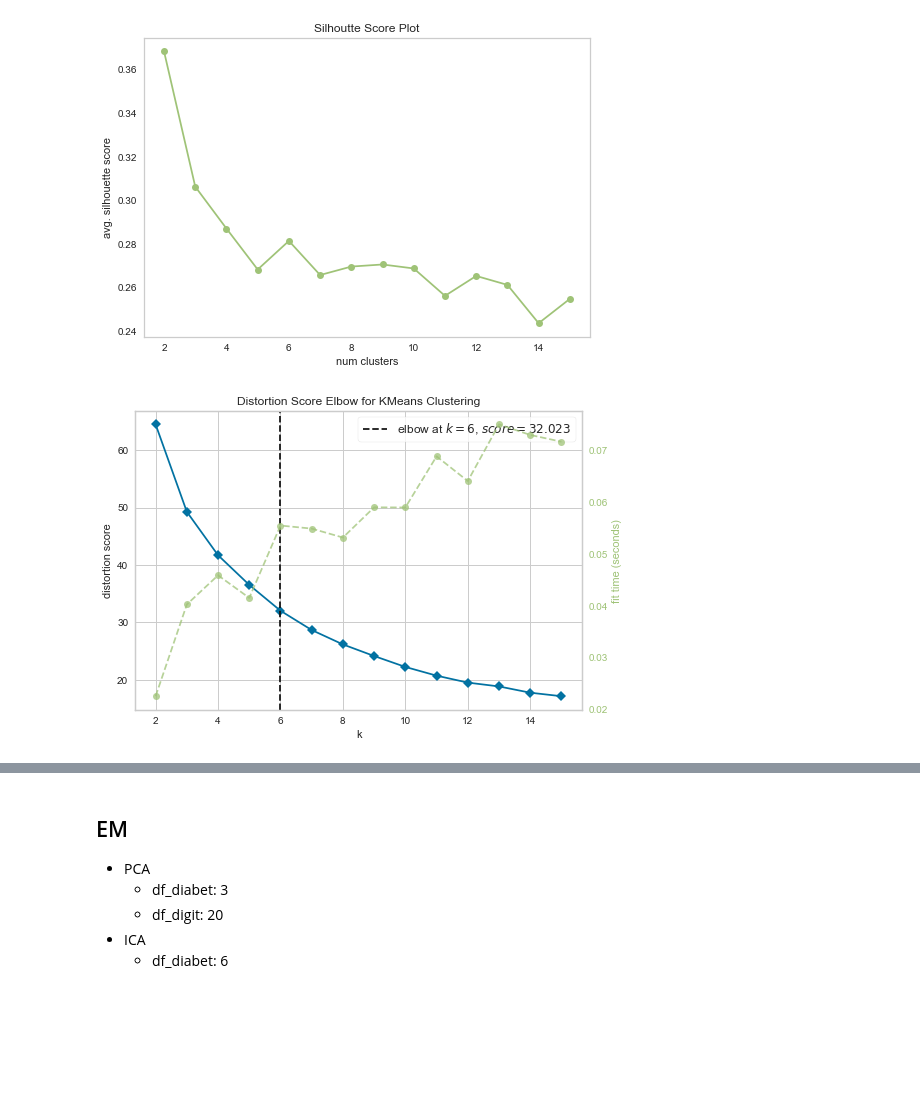
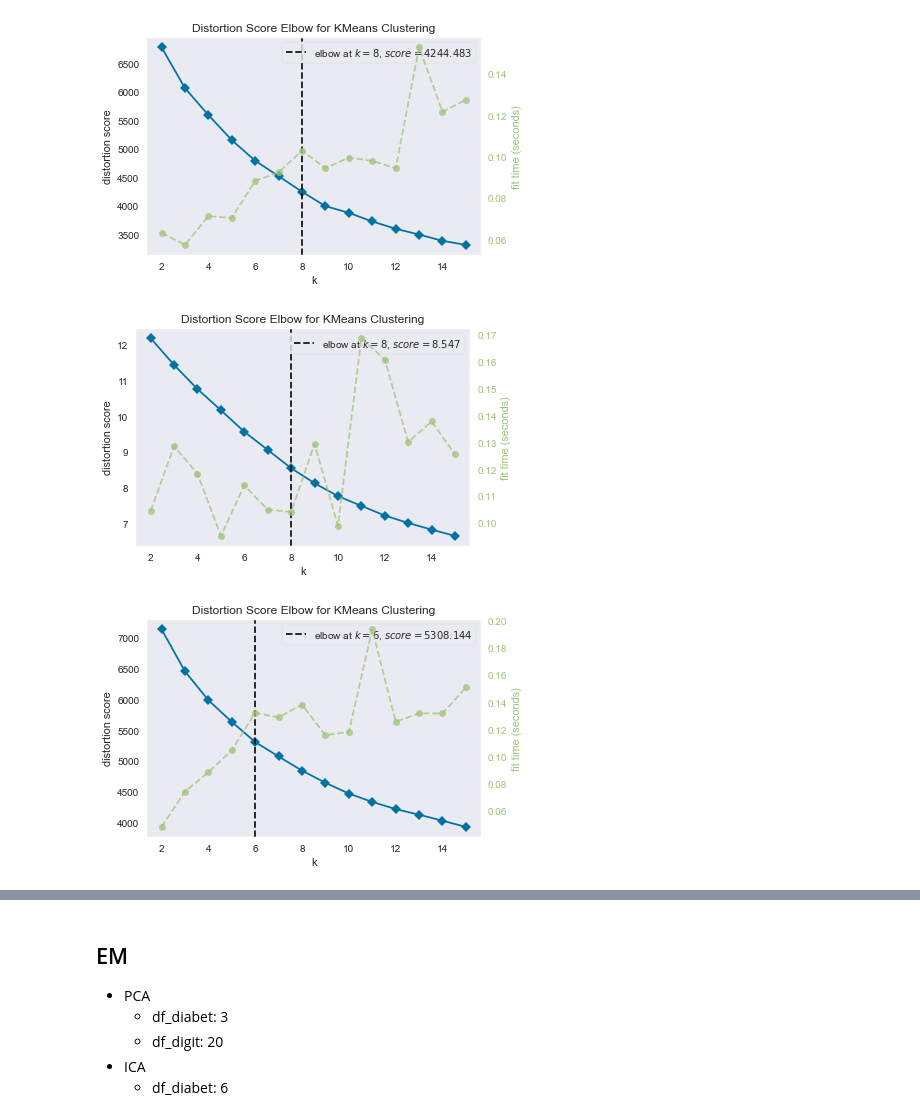
Before and after one commit to rainmaker712/machine-learning-note, a Jupyter notebook: unsupervised_learning/part3-clustering-with-dr.ipynb, the cells around one changed output, grey strips where cells are left out. Saved outputs shown, nothing was run; the diff lists cells and outputs as text; code cells hidden in the pictures; blank space fills up the shorter version.

```diff
--- a/unsupervised_learning/part3-clustering-with-dr.ipynb
+++ b/unsupervised_learning/part3-clustering-with-dr.ipynb
@@ -74,7 +74,7 @@ X_df = pd.DataFrame(X)
 y_target = pd.DataFrame(mnist.target)
 df_digit = pd.concat([X_df, y_target], axis=1)
 # %%
-def silhouette_plotter(X, num_k, model_nm):
+def silhouette_plotter(X, num_k, model_nm, title=None):
 
     sil_scores = []
     num_clusters = range(2, num_k+1)
@@ -85,7 +85,7 @@ def silhouette_plotter(X, num_k, model_nm):
         sil_score = silhouette_score(X, pred)
         sil_scores.append(sil_score)
 
-    plt.title("Silhoutte Score Plot")
+    plt.title(f"Silhoutte Score Plot {title}")
     plt.xticks()
     plt.xlabel("num clusters")
     plt.ylabel("avg. silhouette score")
@@ -94,11 +94,15 @@ def silhouette_plotter(X, num_k, model_nm):
     plt.show()
     plt.close()
 
-def elbow_plotter(X, num_k):
+def elbow_plotter(X, num_k, title=None):
+
+
     num_clusters = range(2, num_k+1)
     kmeans = KMeans()
     visualizer = KElbowVisualizer(kmeans, k=num_clusters)
     visualizer.fit(X)
+#     visualizer.title(f"Elbow Curve, {title}")
+#     plt.title(f"Elbow Curve, {title}")
     visualizer.show()
 
 def plotter(scores, num_k, title_name=None, color=None):
@@ -165,9 +169,9 @@ def calc_score_func(X, y, dim=2, mode="None", cv=3):
     - df_digit: 20
 # %%
-pca_k_diabet, pca_k_digit = 3, 20
-ica_k_diabet, ica_k_digit = 3, 13
-rp_k_diabet, rp_k_digit = 2, 28
-tsvd_k_diabet, tsvd_k_digit = 3, 20
+pca_k_diabet, pca_k_digit = 6, 22
+ica_k_diabet, ica_k_digit = 6, 13
+rp_k_diabet, rp_k_digit = 3, 28
+tsvd_k_diabet, tsvd_k_digit = 6, 20
 
 X_diabet, y_diabet = df_diabet.iloc[:,:-1], df_diabet.iloc[:,-1]
 X_digit, y_digit = df_digit.iloc[:,:-1], df_digit.iloc[:,-1]
@@ -179,0 +187,6 @@ X_pca = pca.transform(X_diabet)
+# %%
+# silhouette_plotter(X_pca, num_k, KMeans, title="K-means + PCA")
+# elbow_plotter(X_pca, num_k, title="K-means + PCA")
+elbow_plotter(X_pca, num_k, title="K-means + PCA")
+# %% [output]
+[figure, added]
@@ -180,6 +201,15 @@ X_pca = pca.transform(X_diabet)
+# %%
+# silhouette_plotter(X_ica, num_k, KMeans, title="K-means + ICA")
+elbow_plotter(X_ica, num_k)
+# %% [output]
+[figure, added]
+# %%
+# Kmeans + RP
+
+rp = SparseRandomProjection(n_components=rp_k_digit).fit(X_digit)
+X_rp = rp.transform(X_digit)
 # %%
-silhouette_plotter(X_pca, num_k, KMeans)
-elbow_plotter(X_pca, num_k)
+# silhouette_plotter(X_rp, num_k, KMeans)
+elbow_plotter(X_rp, num_k)
 # %% [output]
-[figure, old version]
+[figure, new version]
-[figure, removed]
```
Also changed, not shown: parts of 19 cells of this notebook, 3 other files.
